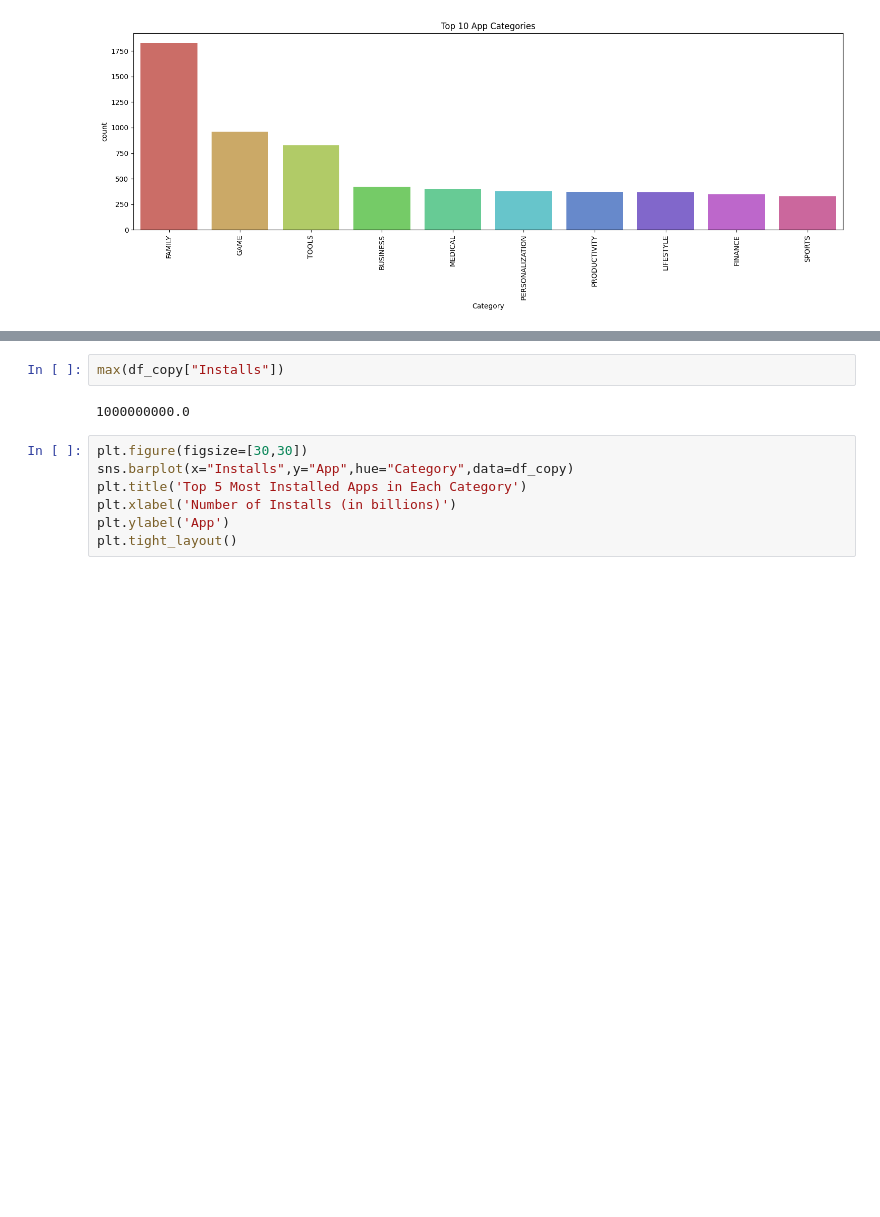
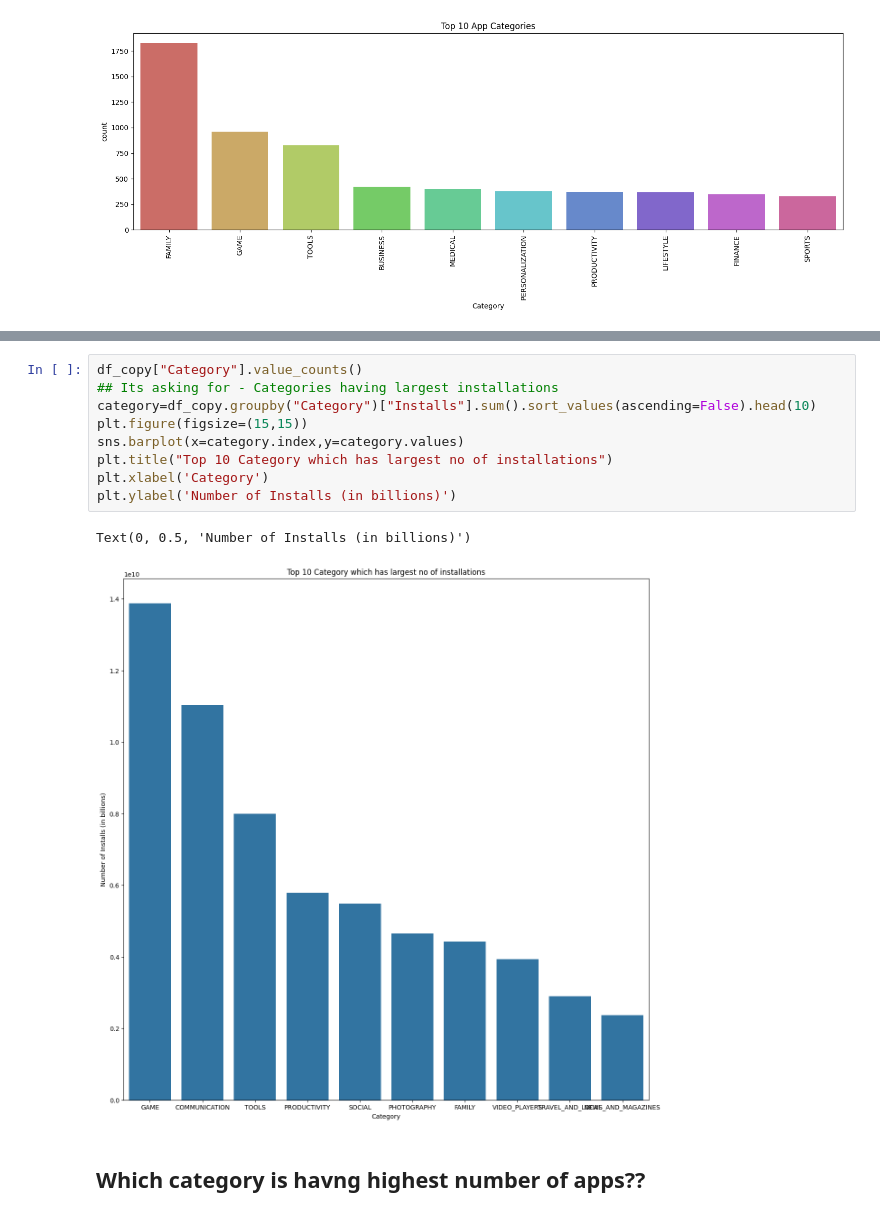
Before and after one commit to Khan-Ramsha/Data-Science, a Jupyter notebook: EDA/EDA-Googleplaystore.ipynb, the cells around one changed output, grey strips where cells are left out. Cells and saved outputs as stored; diff of their text form; blank space fills up the shorter version.

```diff
--- a/EDA/EDA-Googleplaystore.ipynb
+++ b/EDA/EDA-Googleplaystore.ipynb
@@ -449,11 +421,14 @@ df_copy.head(2)
-# %%
-max(df_copy["Installs"])
-# %% [output]
-1000000000.0
-# %%
-plt.figure(figsize=[30,30])
-sns.barplot(x="Installs",y="App",hue="Category",data=df_copy)
-plt.title('Top 5 Most Installed Apps in Each Category')
-plt.xlabel('Number of Installs (in billions)')
-plt.ylabel('App')
-plt.tight_layout()
+# %%
+df_copy["Category"].value_counts()
+## Its asking for - Categories having largest installations
+category=df_copy.groupby("Category")["Installs"].sum().sort_values(ascending=False).head(10)
+plt.figure(figsize=(15,15))
+sns.barplot(x=category.index,y=category.values)
+plt.title("Top 10 Category which has largest no of installations")
+plt.xlabel('Category')
+plt.ylabel('Number of Installs (in billions)')
+# %% [output]
+Text(0, 0.5, 'Number of Installs (in billions)')
+[figure, added]
+# %% [markdown]
+## Which category is havng highest number of apps??
```
Also changed, not shown: parts of 38 cells of this notebook.
